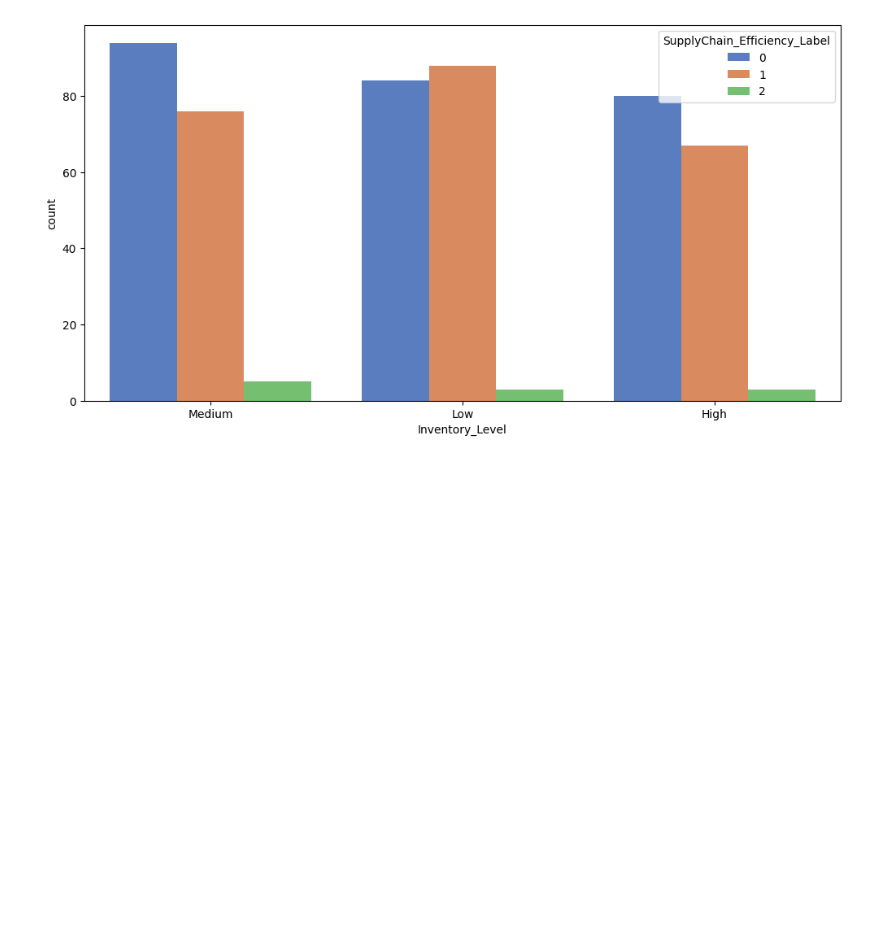
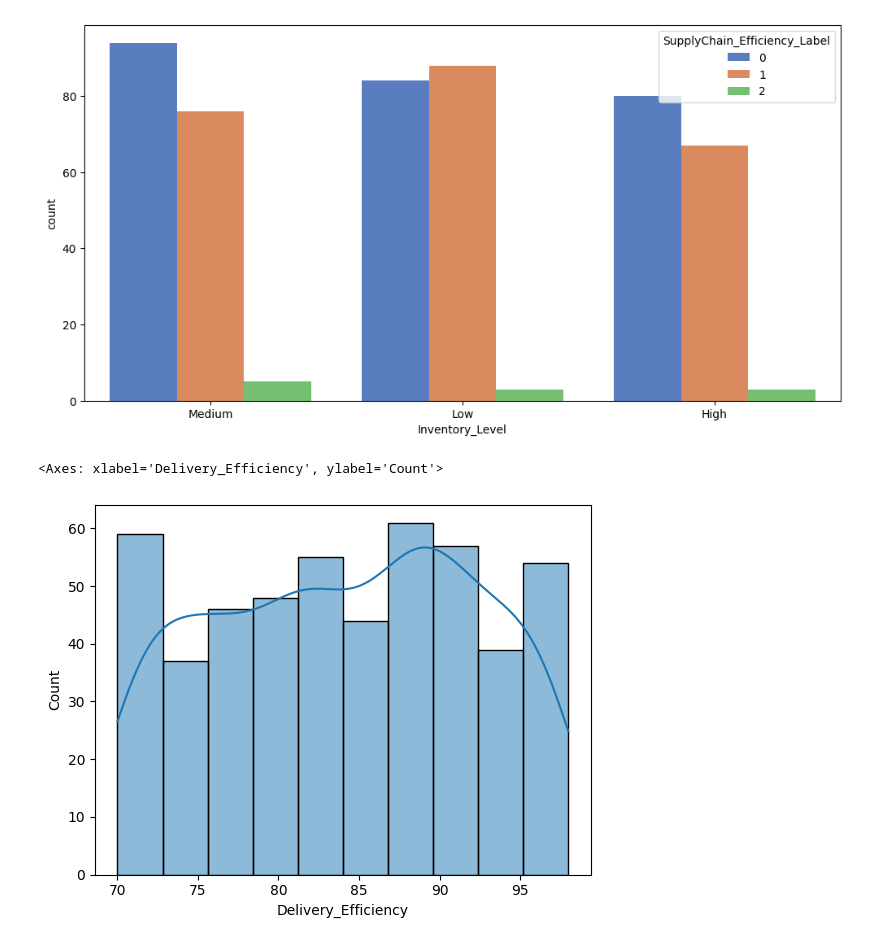
Before and after one commit to Vishesh-coder/AI_ML, a Jupyter notebook: EDA/eda.ipynb, the cells around one changed output. Cells and saved outputs as stored; diff of their text form; code cells hidden in the pictures; blank space fills up the shorter version.

```diff
--- a/EDA/eda.ipynb
+++ b/EDA/eda.ipynb
@@ -227,3 +233,9 @@ sns.countplot(x = 'Inventory_Level', data = df, hue='SupplyChain_Efficiency_Labe
 # %% [output]
 <Axes: xlabel='Inventory_Level', ylabel='count'>
 [figure]
+# %%
+# plt.figure(figsize=(12,6))
+sns.histplot(df['Delivery_Efficiency'], kde=True, bins=10)
+# %% [output]
+<Axes: xlabel='Delivery_Efficiency', ylabel='Count'>
+[figure, added]
```
Also changed, not shown: parts of 5 cells of this notebook.
